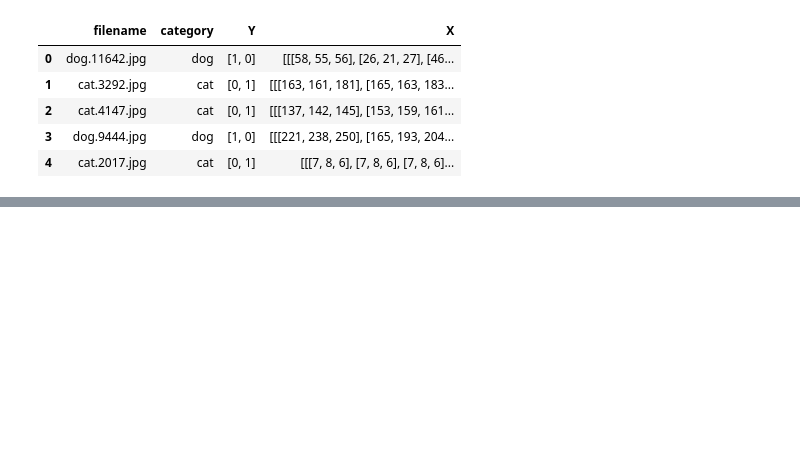
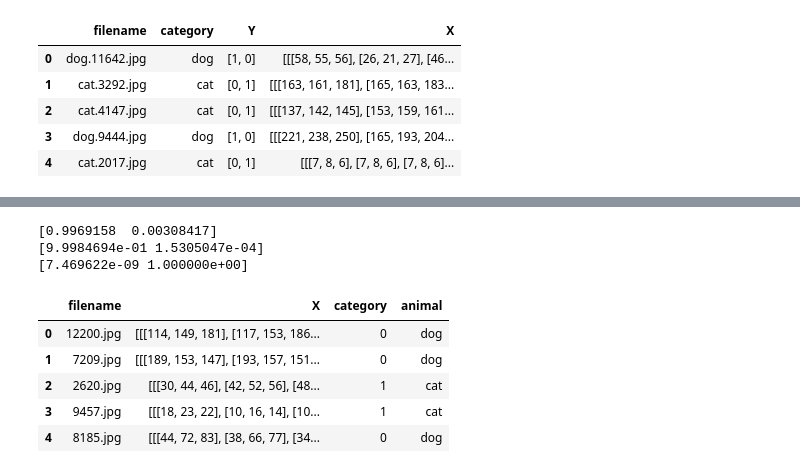
Before and after one commit to phat-ng-eroad/cnn, a Jupyter notebook: cat_and_dog_classifier.ipynb, the cells around one changed output, grey strips where cells are left out. Drawn from its saved outputs; the diff is of its cells as text; code cells hidden in the pictures; blank space fills up the shorter version.

```diff
--- a/cat_and_dog_classifier.ipynb
+++ b/cat_and_dog_classifier.ipynb
@@ -196,11 +211,23 @@ for item in test_data_frame['X']:
 x_perf = np.array(x_perf, dtype=np.uint8)
 predict = model.predict(x_perf)
 # %%
-#print(df.head()['Y'])
-test_data_frame['category'] = np.argmax(predict, axis=-1)
-label_map = { 'dog': 1, 'cat': 0 }
-test_data_frame['animal'] = test_data_frame['category'].replace(label_map)
+print(predict[0])
+print(predict[1])
+print(predict[2])
+test_data_frame['category'] = np.argmax(predict, axis=1)
+label_map = { 0:'dog', 1:'cat'}
+test_data_frame['animal'] = test_data_frame['category'].map(lambda x: label_map.get(x))
 test_data_frame.head()
+# %% [output]
+[0.9969158  0.00308417]
+[9.9984694e-01 1.5305047e-04]
+[7.469622e-09 1.000000e+00]
+|  | filename | X | category | animal |
+| 0 | 12200.jpg | [[[114, 149, 181], [117, 153, 186... | 0 | dog |
+| 1 | 7209.jpg | [[[189, 153, 147], [193, 157, 151... | 0 | dog |
+| 2 | 2620.jpg | [[[30, 44, 46], [42, 52, 56], [48... | 1 | cat |
+| 3 | 9457.jpg | [[[18, 23, 22], [10, 16, 14], [10... | 1 | cat |
+| 4 | 8185.jpg | [[[44, 72, 83], [38, 66, 77], [34... | 0 | dog |
 # %%
 #Draw predictions with images
 from keras.preprocessing.image import load_img
```
Also changed, not shown: parts of 3 cells of this notebook.
